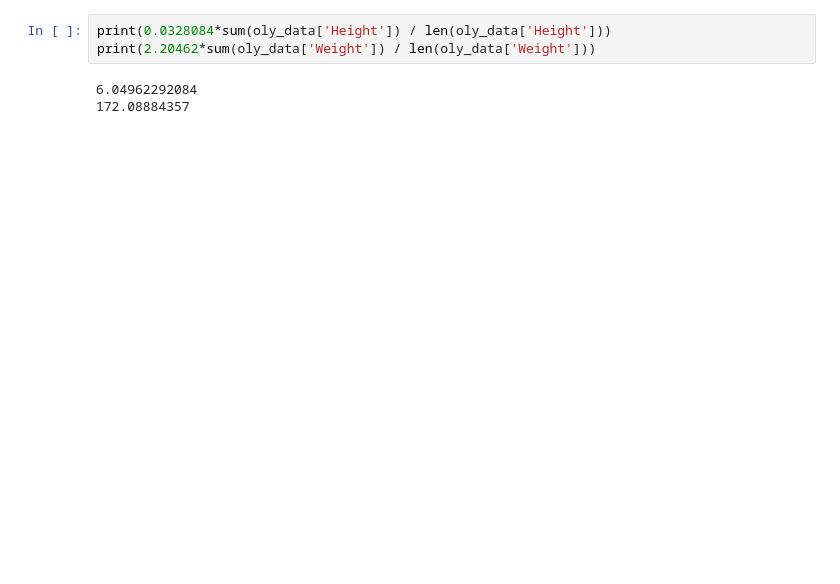
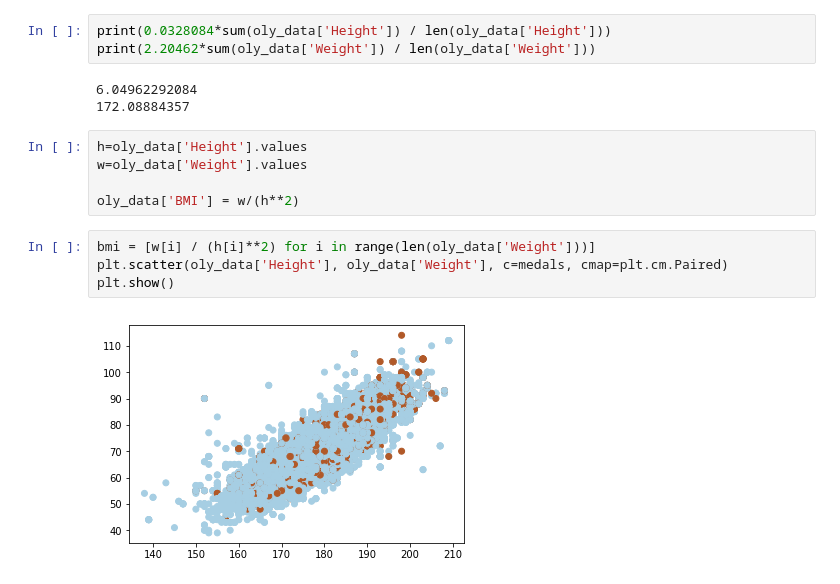
Before and after one commit to zackwitz/DSFinal, a Jupyter notebook: Final Project.ipynb, the cells around one changed output. Saved outputs shown, nothing was run; the diff lists cells and outputs as text; blank space fills up the shorter version.

```diff
--- a/Final Project.ipynb
+++ b/Final Project.ipynb
@@ -191,3 +238,14 @@ print(2.20462*sum(oly_data['Weight']) / len(oly_data['Weight']))
 # %% [output]
 6.04962292084
 172.08884357
+# %%
+h=oly_data['Height'].values
+w=oly_data['Weight'].values
+
+oly_data['BMI'] = w/(h**2)
+# %%
+bmi = [w[i] / (h[i]**2) for i in range(len(oly_data['Weight']))]
+plt.scatter(oly_data['Height'], oly_data['Weight'], c=medals, cmap=plt.cm.Paired)
+plt.show()
+# %% [output]
+[figure, added]
```
Also changed, not shown: parts of 19 cells of this notebook.
